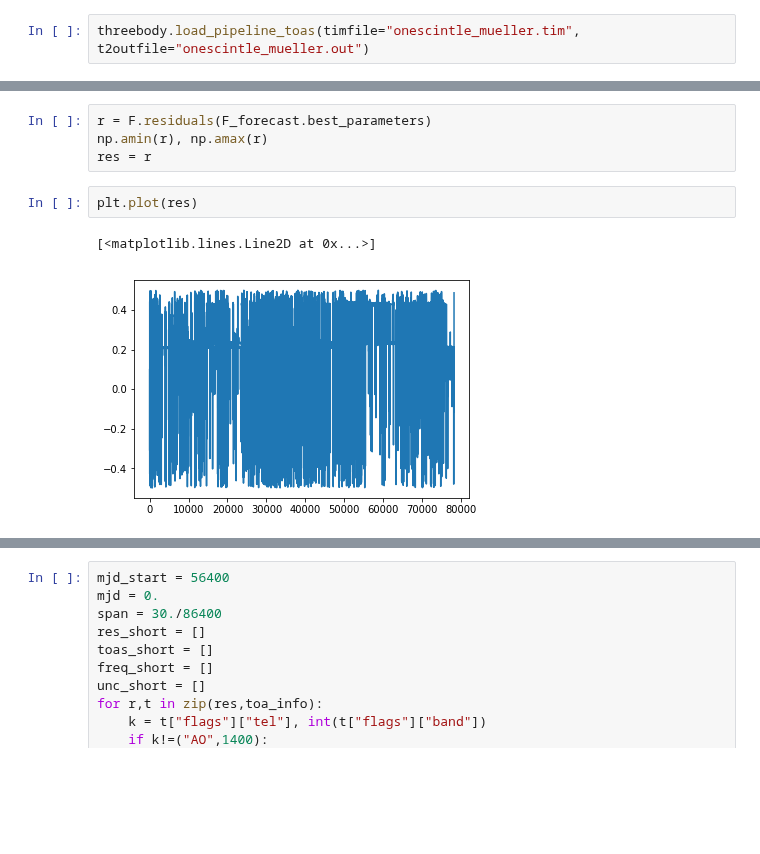
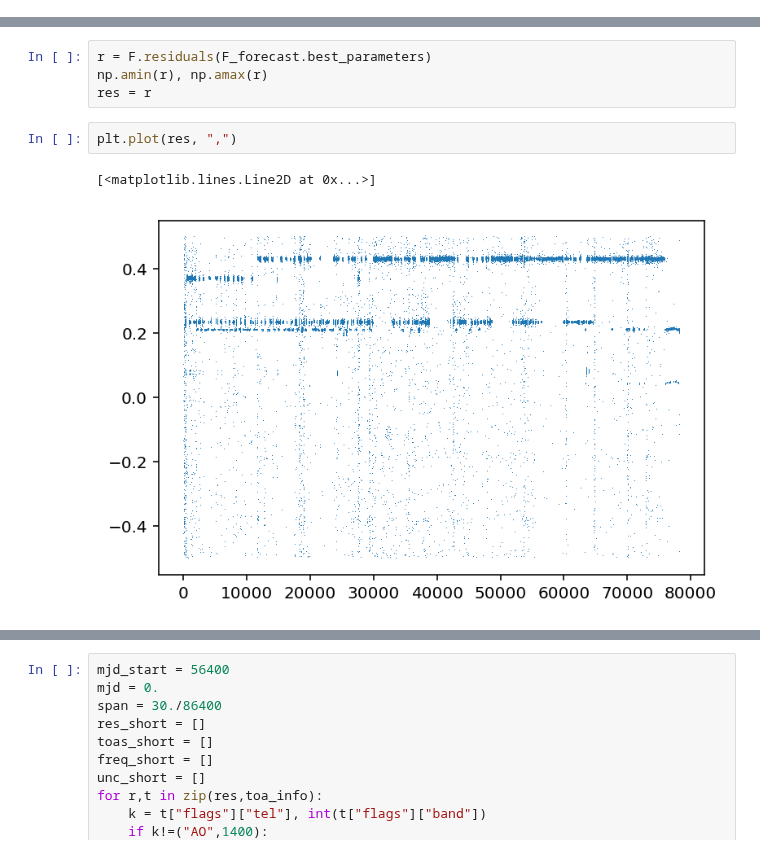
Before and after one commit to aarchiba/triplesystem, a Jupyter notebook: code-v1/k-pulse-annotate-t2.ipynb, the cells around one changed output, grey strips where cells are left out. Drawn from its saved outputs; the diff is of its cells as text; blank space fills up the shorter version.

```diff
--- a/code-v1/k-pulse-annotate-t2.ipynb
+++ b/code-v1/k-pulse-annotate-t2.ipynb
@@ -229,2 +88,0 @@ toa_info[0]['flags']
-# %%
-threebody.load_pipeline_toas(timfile="onescintle_mueller.tim", t2outfile="onescintle_mueller.out")
@@ -301,10 +141,10 @@ r = F.residuals(F_forecast.best_parameters)
 np.amin(r), np.amax(r)
 res = r
 # %%
-plt.plot(res)
+plt.plot(res, ",")
 # %% [output]
 [<matplotlib.lines.Line2D at 0x...>]
-[figure, old version]
+[figure, new version]
 # %%
 F_forecast.best_parameters
 # %% [output]
```
Also changed, not shown: parts of 19 cells of this notebook.
